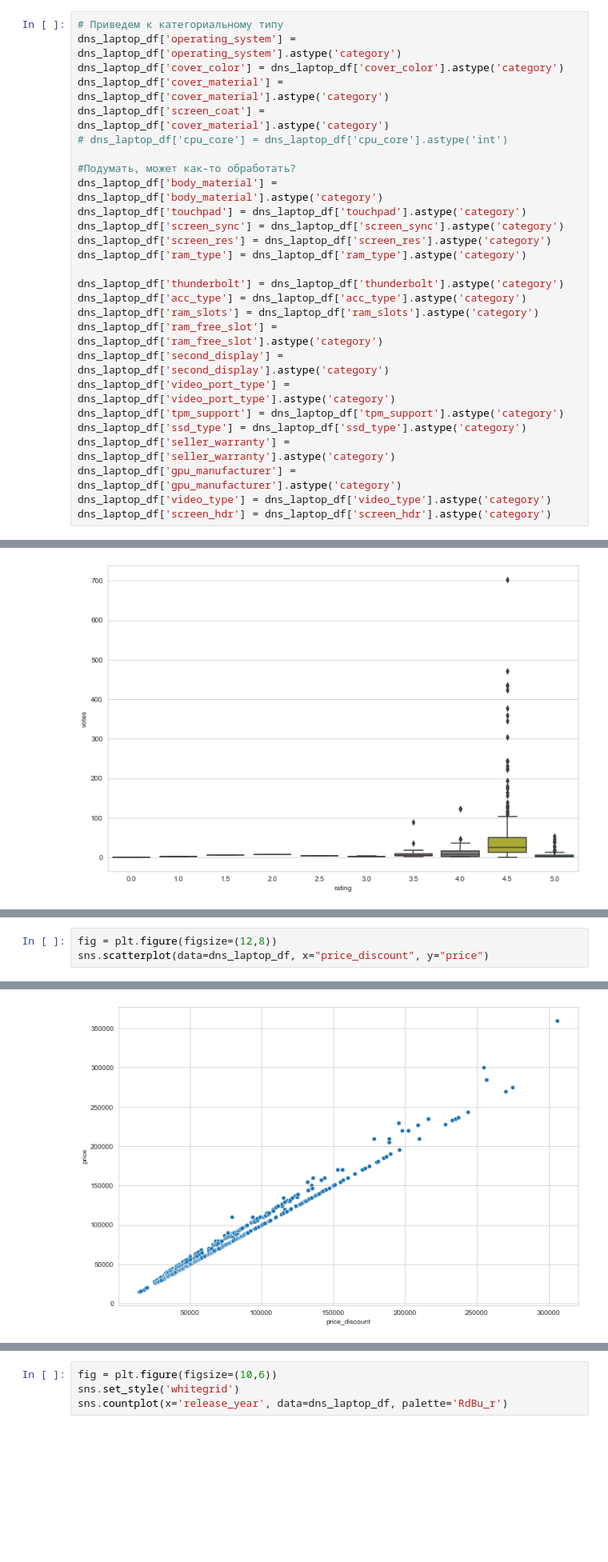
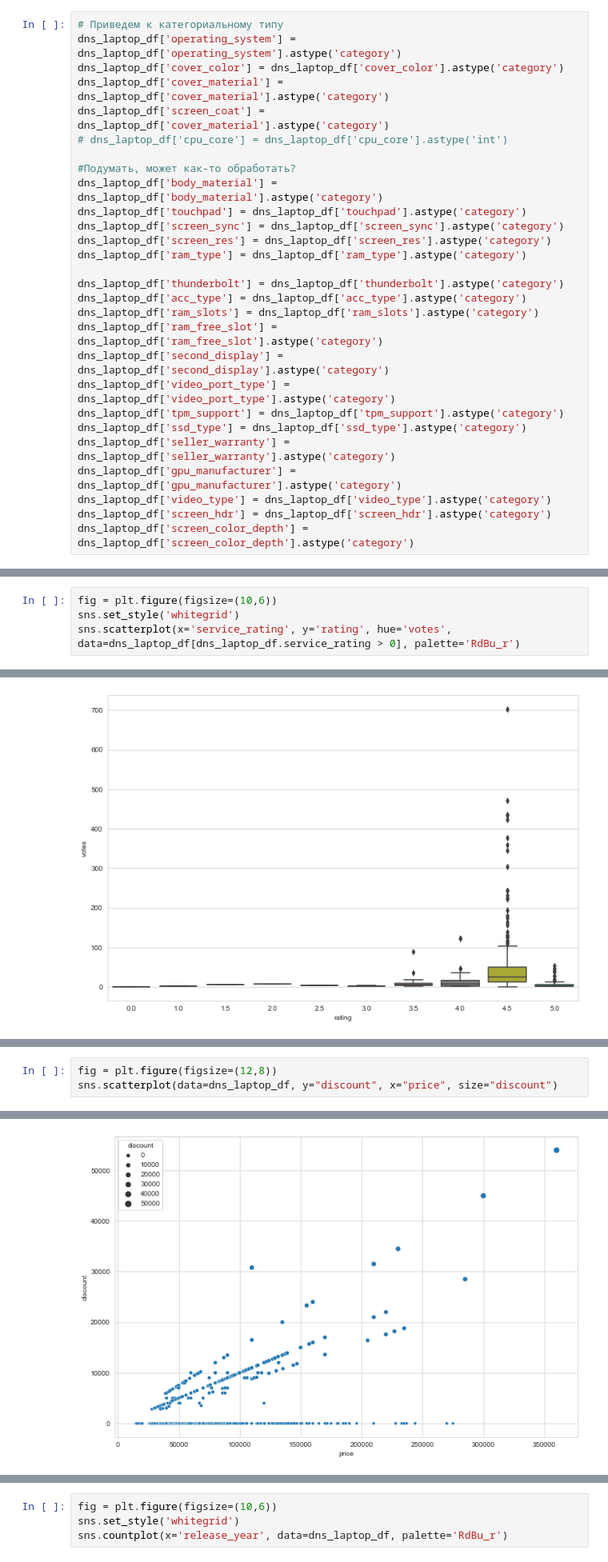
Before and after one commit to dmitryilyn/datathone22, a Jupyter notebook: datathone_22_dns_analysis.ipynb, the cells around one changed output, grey strips where cells are left out. Shown at 80% size. Cells and saved outputs as stored; diff of their text form; blank space fills up the shorter version.

```diff
--- a/datathone_22_dns_analysis.ipynb
+++ b/datathone_22_dns_analysis.ipynb
@@ -130,6 +130,7 @@ dns_laptop_df['seller_warranty'] = dns_laptop_df['seller_warranty'].astype('cate
 dns_laptop_df['gpu_manufacturer'] = dns_laptop_df['gpu_manufacturer'].astype('category')
 dns_laptop_df['video_type'] = dns_laptop_df['video_type'].astype('category')
 dns_laptop_df['screen_hdr'] = dns_laptop_df['screen_hdr'].astype('category')
+dns_laptop_df['screen_color_depth'] = dns_laptop_df['screen_color_depth'].astype('category')
 # %%
 dns_laptop_df.head(10)
 # %% [output]
@@ -177,0 +245,4 @@ sns.heatmap(dns_laptop_df.isnull(), yticklabels=False, cbar=False, cmap='viridis
+# %%
+fig = plt.figure(figsize=(10,6))
+sns.set_style('whitegrid')
+sns.scatterplot(x='service_rating', y='rating', hue='votes', data=dns_laptop_df[dns_laptop_df.service_rating > 0], palette='RdBu_r')
@@ -201,4 +287,4 @@ sns.boxplot(x="rating", y="votes", data=dns_laptop_df)
 # %%
 fig = plt.figure(figsize=(12,8))
-sns.scatterplot(data=dns_laptop_df, x="price_discount", y="price")
+sns.scatterplot(data=dns_laptop_df, y="discount", x="price", size="discount")
 # %% [output]
@@ -206 +292 @@ sns.scatterplot(data=dns_laptop_df, x="price_discount", y="price")
-[figure, old version]
+[figure, new version]
```
Also changed, not shown: parts of 32 cells of this notebook.
